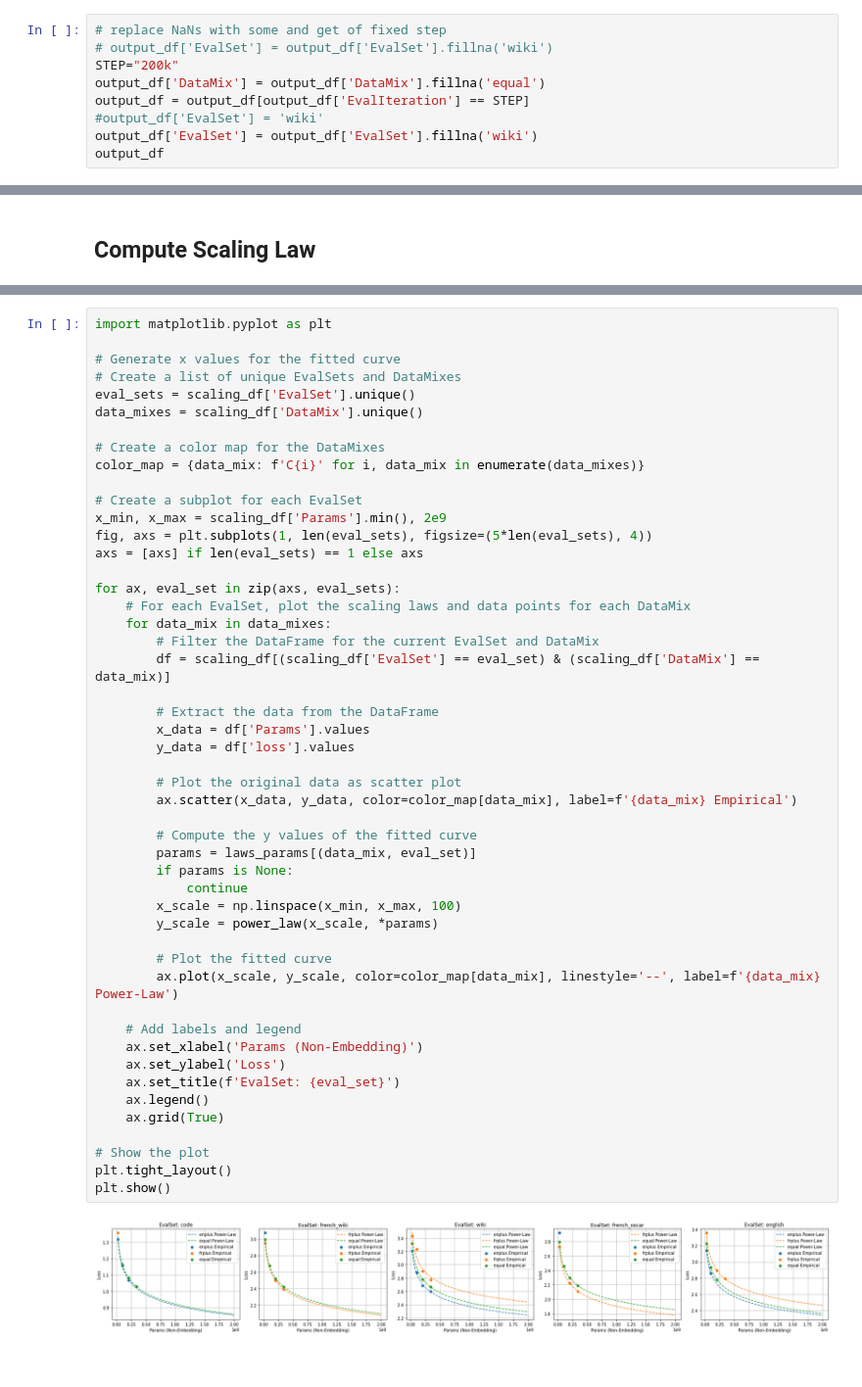
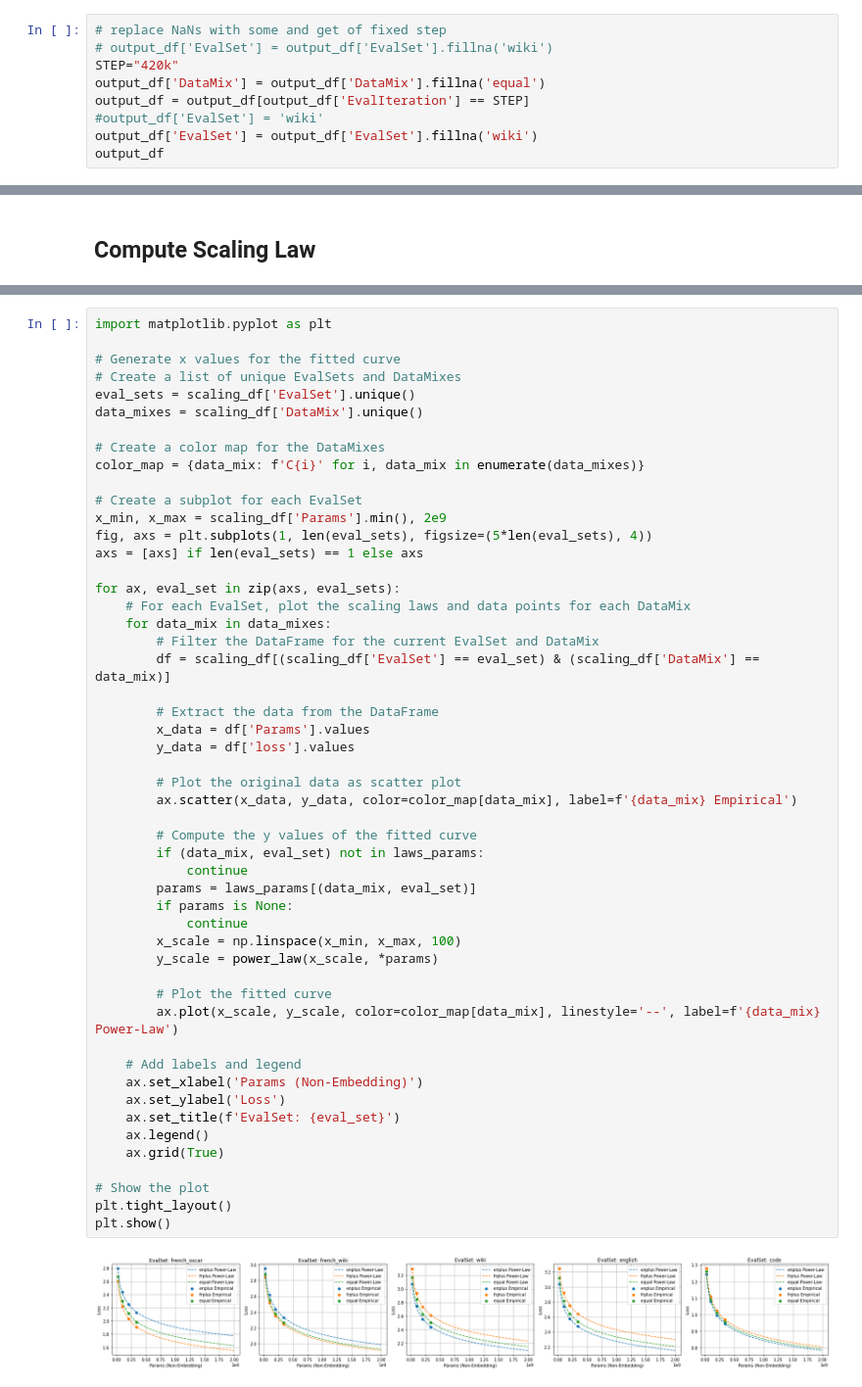
Before and after one commit to nightingal3/llm-pretraining-behaviours, a Jupyter notebook: notebooks/scaling.ipynb, the cells around one changed output, grey strips where cells are left out. Shown at 98% size. Drawn from its saved outputs; the diff is of its cells as text.

```diff
--- a/notebooks/scaling.ipynb
+++ b/notebooks/scaling.ipynb
@@ -82,7 +85,7 @@ Missing results file: /home/patrick/croissllm-evalouts/Eval/DataMix.enplus+EvalE
 # %%
 # replace NaNs with some and get of fixed step
 # output_df['EvalSet'] = output_df['EvalSet'].fillna('wiki')
-STEP="200k"
+STEP="420k"
 output_df['DataMix'] = output_df['DataMix'].fillna('equal')
 output_df = output_df[output_df['EvalIteration'] == STEP]
 #output_df['EvalSet'] = 'wiki'
@@ -251,31 +254,33 @@ for ax, eval_set in zip(axs, eval_sets):
         df = scaling_df[(scaling_df['EvalSet'] == eval_set) & (scaling_df['DataMix'] == data_mix)]
 
         # Extract the data from the DataFrame
         x_data = df['Params'].values
         y_data = df['loss'].values
 
         # Plot the original data as scatter plot
         ax.scatter(x_data, y_data, color=color_map[data_mix], label=f'{data_mix} Empirical')
 
         # Compute the y values of the fitted curve
+        if (data_mix, eval_set) not in laws_params:
+            continue
         params = laws_params[(data_mix, eval_set)]
         if params is None:
             continue
         x_scale = np.linspace(x_min, x_max, 100)
         y_scale = power_law(x_scale, *params)
 
         # Plot the fitted curve
         ax.plot(x_scale, y_scale, color=color_map[data_mix], linestyle='--', label=f'{data_mix} Power-Law')
 
     # Add labels and legend
     ax.set_xlabel('Params (Non-Embedding)')
     ax.set_ylabel('Loss')
     ax.set_title(f'EvalSet: {eval_set}')
     ax.legend()
     ax.grid(True)
 
 # Show the plot
 plt.tight_layout()
 plt.show()
 # %% [output]
-[figure, old version]
+[figure, new version]
```
Also changed, not shown: parts of 4 cells of this notebook, 5 other files.
